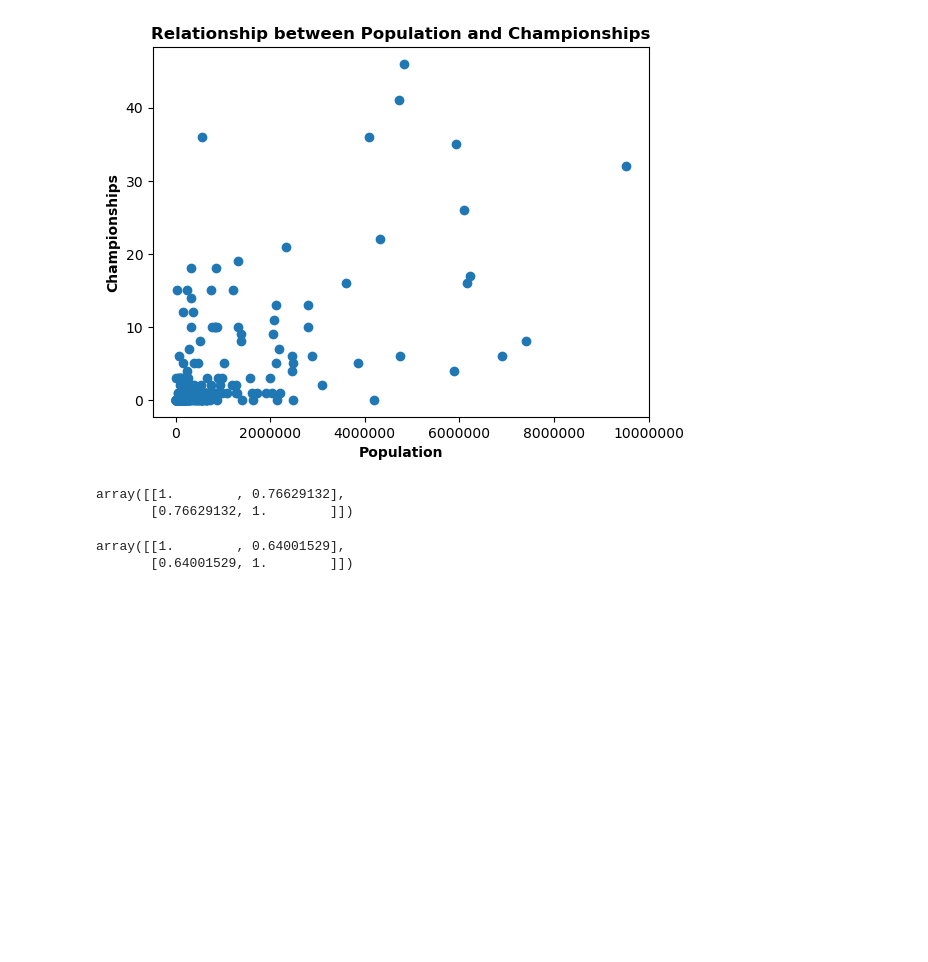
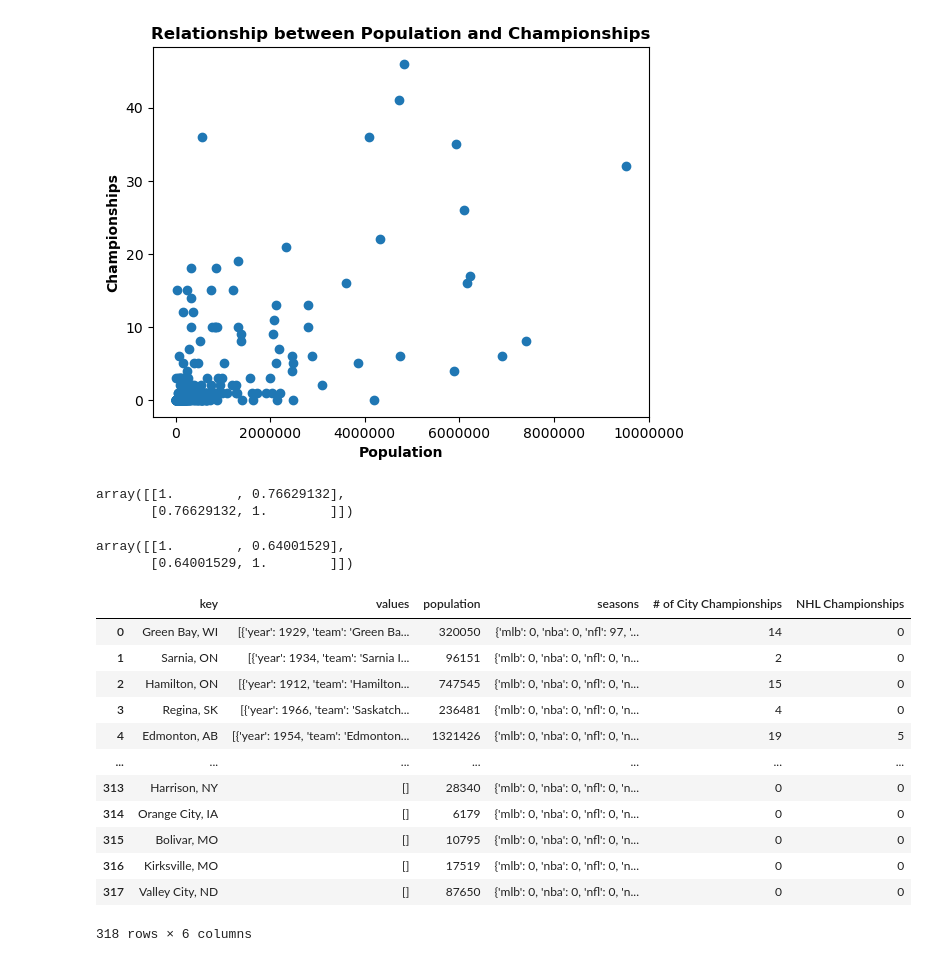
Before and after one commit to ctd12/Winning-City-Data, a Jupyter notebook: first.ipynb, the cells around one changed output. Drawn from its saved outputs; the diff is of its cells as text; code cells hidden in the pictures; blank space fills up the shorter version.

```diff
--- a/first.ipynb
+++ b/first.ipynb
@@ -183,0 +170,36 @@ array([[1.        , 0.64001529],
+# %%
+# championships for nhl per city, plot this in a matplot bar graph
+# nhl championships per total championships in a column
+
+# Next is an analysis of the amount of hockey (NHL) champoinships each city has gotten.
+
+nhl_champs = []
+all_champs = city_data['values']
+
+# Nested for loop to get the total number of championship seasons by sport for each city.
+
+for champ_list in all_champs:
+    city_nhl_champs = 0
+    for champ_dictionary in champ_list:
+        for key, value in champ_dictionary.items():
+            if key == 'sport':
+                if value == 'nhl':
+                    city_nhl_champs += 1
+    nhl_champs.append(city_nhl_champs)
+
+city_data['NHL Championships'] = nhl_champs
+city_data
+# %% [output]
+|  | key | values | population | seasons | # of City Championships | NHL Championships |
+| 0 | Green Bay, WI | [{'year': 1929, 'team': 'Green Ba... | 320050 | {'mlb': 0, 'nba': 0, 'nfl': 97, '... | 14 | 0 |
+| 1 | Sarnia, ON | [{'year': 1934, 'team': 'Sarnia I... | 96151 | {'mlb': 0, 'nba': 0, 'nfl': 0, 'n... | 2 | 0 |
+| 2 | Hamilton, ON | [{'year': 1912, 'team': 'Hamilton... | 747545 | {'mlb': 0, 'nba': 0, 'nfl': 0, 'n... | 15 | 0 |
+| 3 | Regina, SK | [{'year': 1966, 'team': 'Saskatch... | 236481 | {'mlb': 0, 'nba': 0, 'nfl': 0, 'n... | 4 | 0 |
+| 4 | Edmonton, AB | [{'year': 1954, 'team': 'Edmonton... | 1321426 | {'mlb': 0, 'nba': 0, 'nfl': 0, 'n... | 19 | 5 |
+| ... | ... | ... | ... | ... | ... | ... |
+| 313 | Harrison, NY | [] | 28340 | {'mlb': 0, 'nba': 0, 'nfl': 0, 'n... | 0 | 0 |
+| 314 | Orange City, IA | [] | 6179 | {'mlb': 0, 'nba': 0, 'nfl': 0, 'n... | 0 | 0 |
+| 315 | Bolivar, MO | [] | 10795 | {'mlb': 0, 'nba': 0, 'nfl': 0, 'n... | 0 | 0 |
+| 316 | Kirksville, MO | [] | 17519 | {'mlb': 0, 'nba': 0, 'nfl': 0, 'n... | 0 | 0 |
+| 317 | Valley City, ND | [] | 87650 | {'mlb': 0, 'nba': 0, 'nfl': 0, 'n... | 0 | 0 |
+318 rows × 6 columns
```
Also changed, not shown: parts of 2 cells of this notebook, 1 other file.
